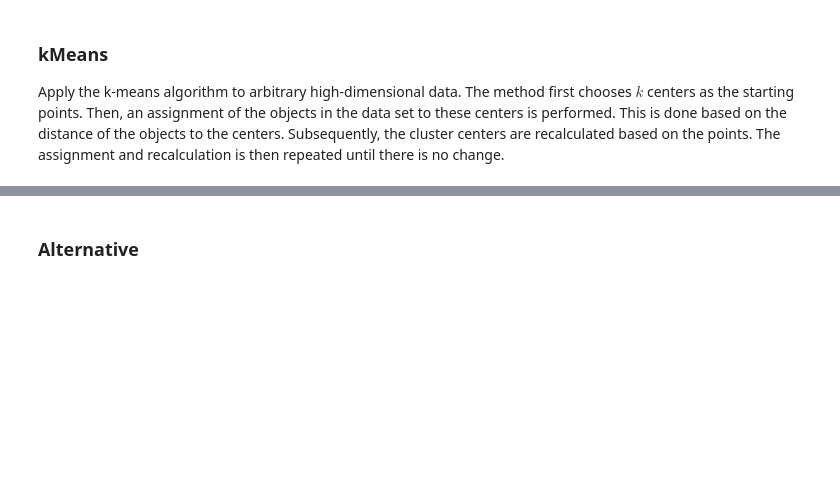
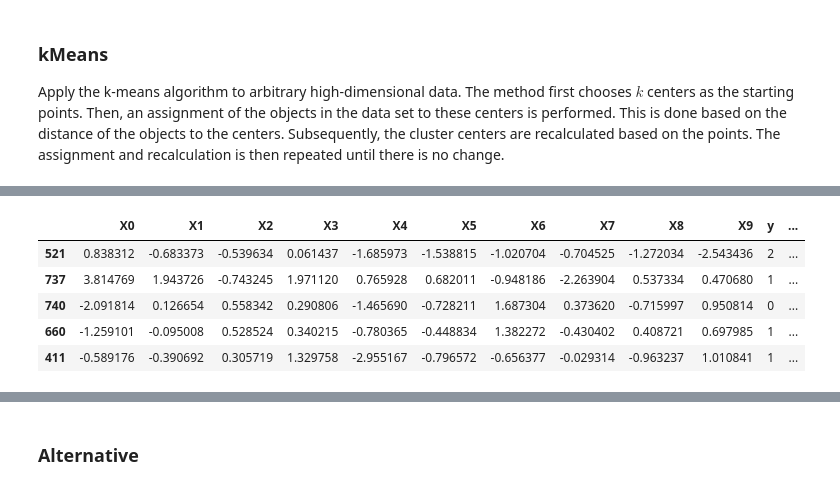
Before and after one commit to dgluesen/ss22-applied-programming, a Jupyter notebook: 08_ml2/08_ml2_lec.ipynb, the cells around one changed output, grey strips where cells are left out. Cells and saved outputs as stored; diff of their text form; code cells hidden in the pictures; blank space fills up the shorter version.

```diff
--- a/08_ml2/08_ml2_lec.ipynb
+++ b/08_ml2/08_ml2_lec.ipynb
@@ -206,10 +283,17 @@ plt.draw()
 # %%
 from sklearn.cluster import KMeans
-y_c_pred = KMeans(n_clusters = 3, n_init = 100, max_iter = 1000, random_state = 42).fit_predict(X_c)
+y_c_clus = KMeans(n_clusters = 3, n_init = 100, max_iter = 1000, random_state = 42).fit_predict(X_c)
 # %%
-df_c = pd.concat([pd.DataFrame(X_c), pd.DataFrame(y_c), pd.DataFrame(y_c_pred)], axis = 1)
+df_c = pd.concat([pd.DataFrame(X_c), pd.DataFrame(y_c), pd.DataFrame(y_c_clus)], axis = 1)
 df_c.columns = ['X0', 'X1', 'X2', 'X3', 'X4', 'X5', 'X6', 'X7', 'X8', 'X9', 'y', 'y_pred']
 df_c.sample(5)
+# %% [output]
+|  | X0 | X1 | X2 | X3 | X4 | X5 | X6 | X7 | X8 | X9 | y | ... |
+| 521 | 0.838312 | -0.683373 | -0.539634 | 0.061437 | -1.685973 | -1.538815 | -1.020704 | -0.704525 | -1.272034 | -2.543436 | 2 | ... |
+| 737 | 3.814769 | 1.943726 | -0.743245 | 1.971120 | 0.765928 | 0.682011 | -0.948186 | -2.263904 | 0.537334 | 0.470680 | 1 | ... |
+| 740 | -2.091814 | 0.126654 | 0.558342 | 0.290806 | -1.465690 | -0.728211 | 1.687304 | 0.373620 | -0.715997 | 0.950814 | 0 | ... |
+| 660 | -1.259101 | -0.095008 | 0.528524 | 0.340215 | -0.780365 | -0.448834 | 1.382272 | -0.430402 | 0.408721 | 0.697985 | 1 | ... |
+| 411 | -0.589176 | -0.390692 | 0.305719 | 1.329758 | -2.955167 | -0.796572 | -0.656377 | -0.029314 | -0.963237 | 1.010841 | 1 | ... |
 # %%
 fig, ax = plt.subplots(nrows = 1, ncols = 3, figsize = (15, 8))
 ax[0].scatter(df_c[df_c['y'] == 0]['X0'], df_c[df_c['y'] == 0]['X4'],
```
Also changed, not shown: parts of 19 cells of this notebook, 1 other file.
